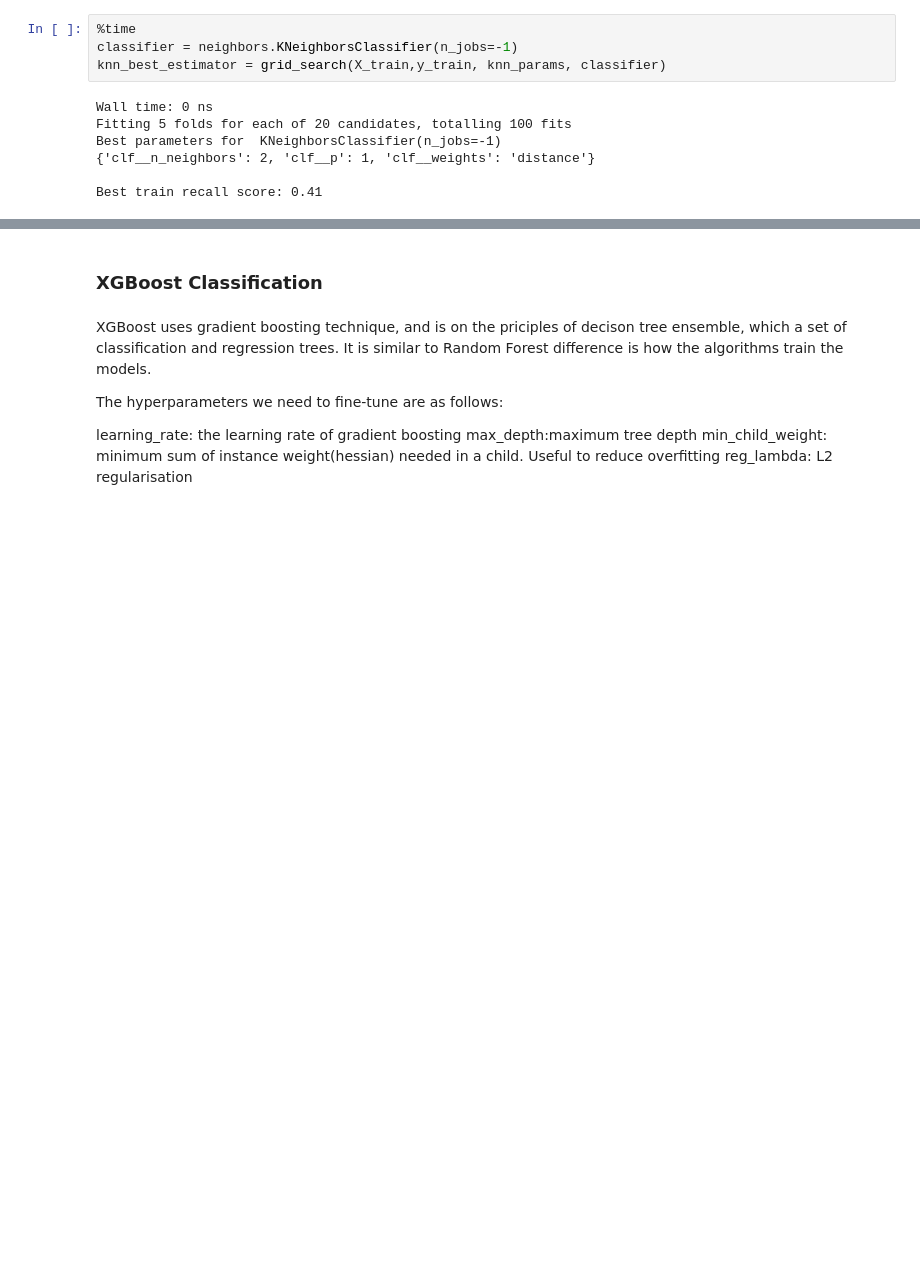
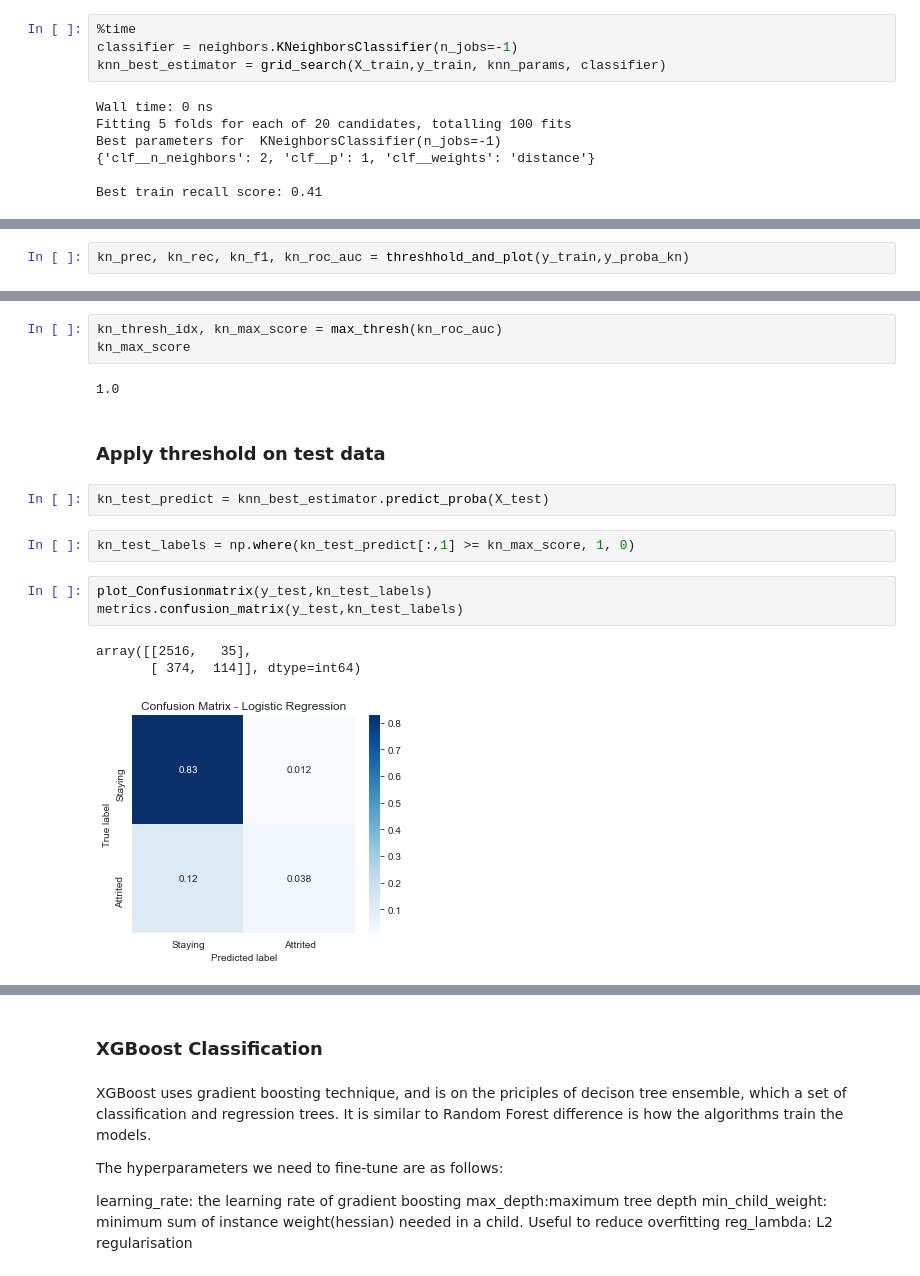
Before and after one commit to shaisid01/Data-Science, a Jupyter notebook: CapstoneProjects/Capstone 2/Notebooks/05_modeling.ipynb, the cells around one changed output, grey strips where cells are left out. Drawn from its saved outputs; the diff is of its cells as text; blank space fills up the shorter version.

```diff
--- a/CapstoneProjects/Capstone 2/Notebooks/05_modeling.ipynb
+++ b/CapstoneProjects/Capstone 2/Notebooks/05_modeling.ipynb
@@ -870,0 +784,2 @@ evaluation
+# %%
+kn_prec, kn_rec, kn_f1, kn_roc_auc = threshhold_and_plot(y_train,y_proba_kn)
@@ -870,0 +788,18 @@ evaluation
+# %%
+kn_thresh_idx, kn_max_score = max_thresh(kn_roc_auc)
+kn_max_score
+# %% [output]
+1.0
+# %% [markdown]
+### Apply threshold on test data
+# %%
+kn_test_predict = knn_best_estimator.predict_proba(X_test)
+# %%
+kn_test_labels = np.where(kn_test_predict[:,1] >= kn_max_score, 1, 0)
+# %%
+plot_Confusionmatrix(y_test,kn_test_labels)
+metrics.confusion_matrix(y_test,kn_test_labels)
+# %% [output]
+array([[2516,   35],
+       [ 374,  114]], dtype=int64)
+[figure, added]
```
Also changed, not shown: parts of 148 cells of this notebook.
